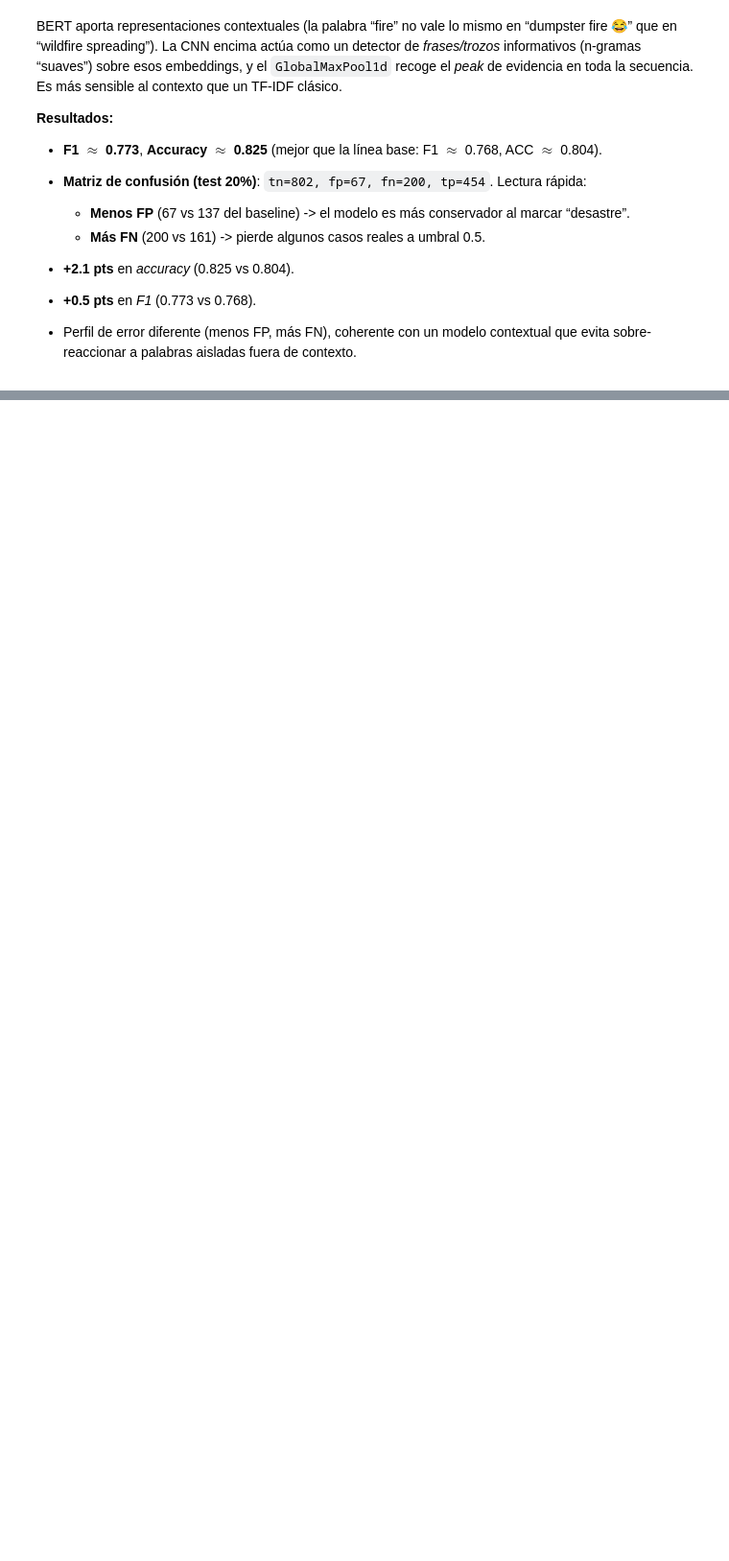
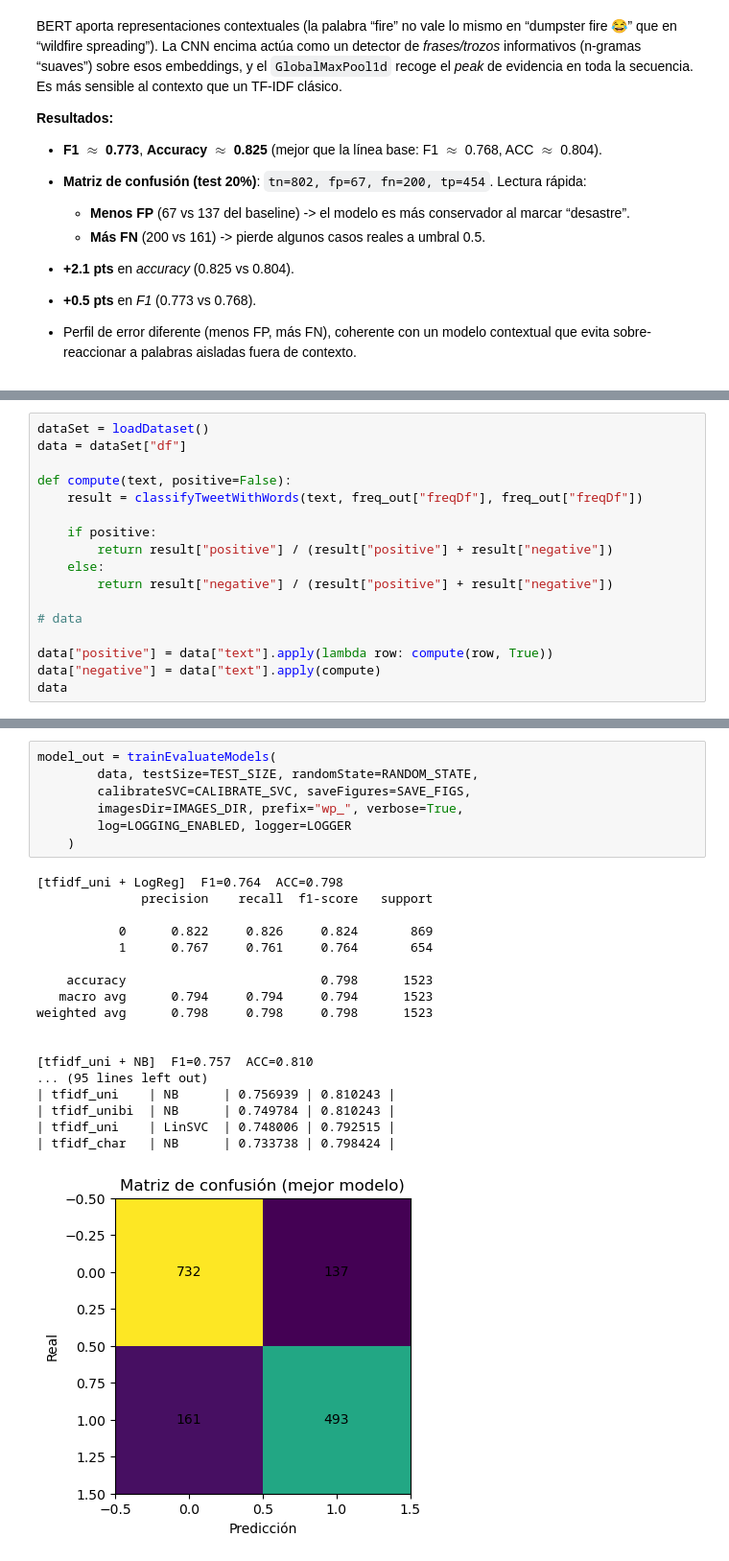
Before and after one commit to JosueSay/labs-ds, a Jupyter notebook: lab6/lab6.ipynb, the cells around one changed output, grey strips where cells are left out. Shown at 96% size. Cells and saved outputs as stored; diff of their text form; blank space fills up the shorter version.

```diff
--- a/lab6/lab6.ipynb
+++ b/lab6/lab6.ipynb
@@ -1521,0 +1568,17 @@ Logs en: ./logs\pipeline.log
+# %%
+dataSet = loadDataset()
+data = dataSet["df"]
+
+def compute(text, positive=False):
+    result = classifyTweetWithWords(text, freq_out["freqDf"], freq_out["freqDf"])
+
+    if positive:
+        return result["positive"] / (result["positive"] + result["negative"])
+    else:
+        return result["negative"] / (result["positive"] + result["negative"])
+
+# data
+
+data["positive"] = data["text"].apply(lambda row: compute(row, True))
+data["negative"] = data["text"].apply(compute)
+data
@@ -1521,0 +1641,26 @@ Logs en: ./logs\pipeline.log
+# %%
+model_out = trainEvaluateModels(
+        data, testSize=TEST_SIZE, randomState=RANDOM_STATE,
+        calibrateSVC=CALIBRATE_SVC, saveFigures=SAVE_FIGS,
+        imagesDir=IMAGES_DIR, prefix="wp_", verbose=True,
+        log=LOGGING_ENABLED, logger=LOGGER
+    )
+# %% [output]
+[tfidf_uni + LogReg]  F1=0.764  ACC=0.798
+              precision    recall  f1-score   support
+
+           0      0.822     0.826     0.824       869
+           1      0.767     0.761     0.764       654
+
+    accuracy                          0.798      1523
+   macro avg      0.794     0.794     0.794      1523
+weighted avg      0.798     0.798     0.798      1523
+
+
+[tfidf_uni + NB]  F1=0.757  ACC=0.810
+... (95 lines left out)
+| tfidf_uni    | NB      | 0.756939 | 0.810243 |
+| tfidf_unibi  | NB      | 0.749784 | 0.810243 |
+| tfidf_uni    | LinSVC  | 0.748006 | 0.792515 |
+| tfidf_char   | NB      | 0.733738 | 0.798424 |
+[figure, added]
```
Also changed, not shown: parts of 16 cells of this notebook, 7 other files.
